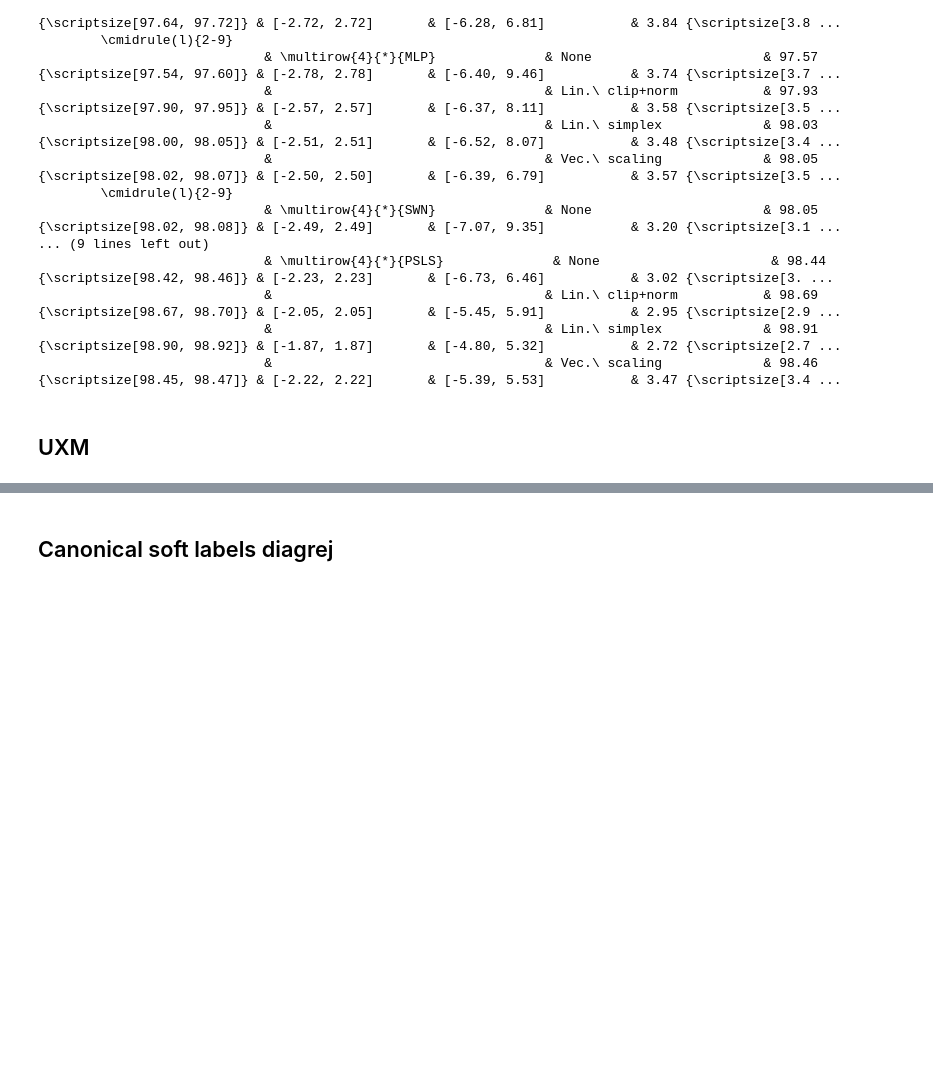
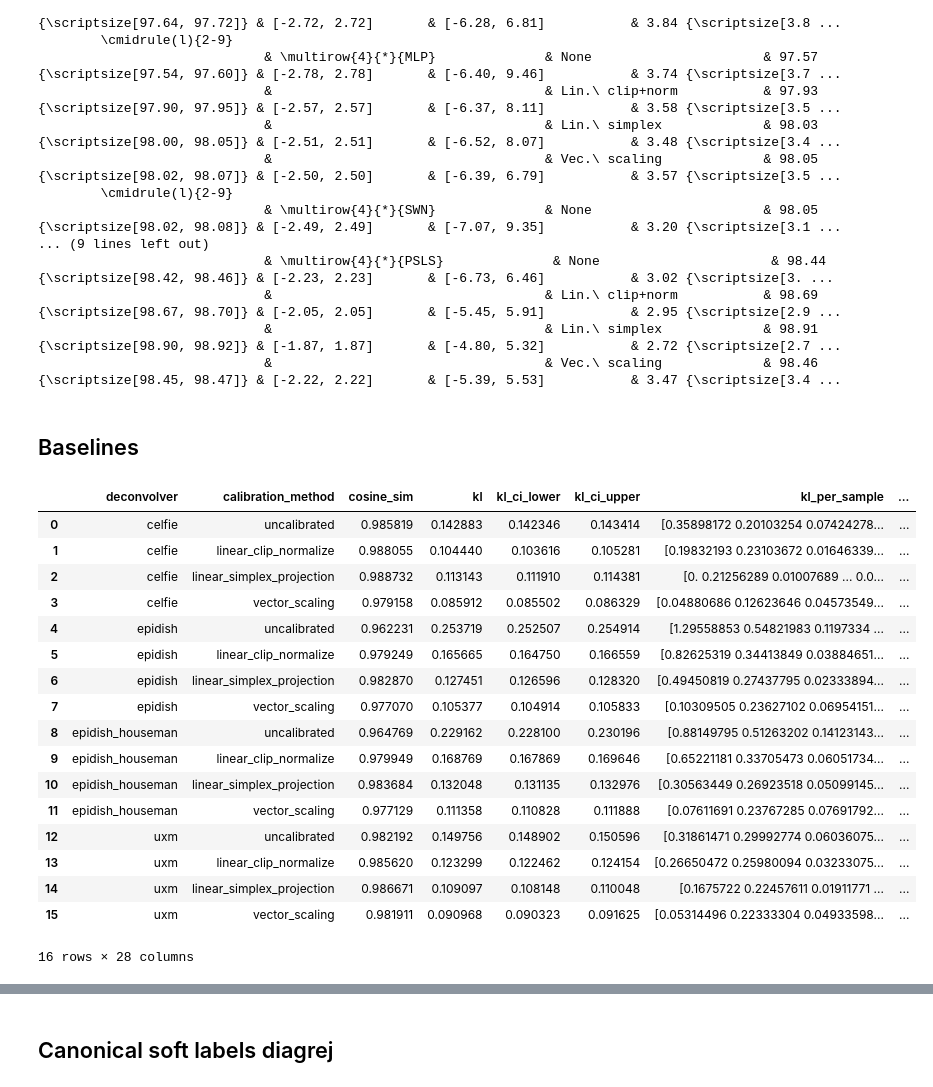
Before and after one commit to CompEpigen/syto, a Jupyter notebook: EDA/ci_csv_to_supplementary_table_latex.ipynb, the cells around one changed output, grey strips where cells are left out. Cells and saved outputs as stored; diff of their text form; code cells hidden in the pictures; blank space fills up the shorter version.

Commit message:
Computed confidence intervals for baselines

```diff
--- a/EDA/ci_csv_to_supplementary_table_latex.ipynb
+++ b/EDA/ci_csv_to_supplementary_table_latex.ipynb
@@ -320,5 +320,5 @@ del metrics_cancerdetector_uniform
                              &                                   & Lin.\ simplex             & 98.91 {\scriptsize[98.90, 98.92]} & [-1.87, 1.87]       & [-4.80, 5.32]           & 2.72 {\scriptsize[2.7 ...
                              &                                   & Vec.\ scaling             & 98.46 {\scriptsize[98.45, 98.47]} & [-2.22, 2.22]       & [-5.39, 5.53]           & 3.47 {\scriptsize[3.4 ...
 # %% [markdown]
-## UXM
+## Baselines
 # %%
@@ -377,0 +329,21 @@ metrics_uxm
+# %%
+metrics_baselines
+# %% [output]
+|  | deconvolver | calibration_method | cosine_sim | kl | kl_ci_lower | kl_ci_upper | kl_per_sample | ... |
+| 0 | celfie | uncalibrated | 0.985819 | 0.142883 | 0.142346 | 0.143414 | [0.35898172 0.20103254 0.07424278... | ... |
+| 1 | celfie | linear_clip_normalize | 0.988055 | 0.104440 | 0.103616 | 0.105281 | [0.19832193 0.23103672 0.01646339... | ... |
+| 2 | celfie | linear_simplex_projection | 0.988732 | 0.113143 | 0.111910 | 0.114381 | [0. 0.21256289 0.01007689 ... 0.0... | ... |
+| 3 | celfie | vector_scaling | 0.979158 | 0.085912 | 0.085502 | 0.086329 | [0.04880686 0.12623646 0.04573549... | ... |
+| 4 | epidish | uncalibrated | 0.962231 | 0.253719 | 0.252507 | 0.254914 | [1.29558853 0.54821983 0.1197334 ... | ... |
+| 5 | epidish | linear_clip_normalize | 0.979249 | 0.165665 | 0.164750 | 0.166559 | [0.82625319 0.34413849 0.03884651... | ... |
+| 6 | epidish | linear_simplex_projection | 0.982870 | 0.127451 | 0.126596 | 0.128320 | [0.49450819 0.27437795 0.02333894... | ... |
+| 7 | epidish | vector_scaling | 0.977070 | 0.105377 | 0.104914 | 0.105833 | [0.10309505 0.23627102 0.06954151... | ... |
+| 8 | epidish_houseman | uncalibrated | 0.964769 | 0.229162 | 0.228100 | 0.230196 | [0.88149795 0.51263202 0.14123143... | ... |
+| 9 | epidish_houseman | linear_clip_normalize | 0.979949 | 0.168769 | 0.167869 | 0.169646 | [0.65221181 0.33705473 0.06051734... | ... |
+| 10 | epidish_houseman | linear_simplex_projection | 0.983684 | 0.132048 | 0.131135 | 0.132976 | [0.30563449 0.26923518 0.05099145... | ... |
+| 11 | epidish_houseman | vector_scaling | 0.977129 | 0.111358 | 0.110828 | 0.111888 | [0.07611691 0.23767285 0.07691792... | ... |
+| 12 | uxm | uncalibrated | 0.982192 | 0.149756 | 0.148902 | 0.150596 | [0.31861471 0.29992774 0.06036075... | ... |
+| 13 | uxm | linear_clip_normalize | 0.985620 | 0.123299 | 0.122462 | 0.124154 | [0.26650472 0.25980094 0.03233075... | ... |
+| 14 | uxm | linear_simplex_projection | 0.986671 | 0.109097 | 0.108148 | 0.110048 | [0.1675722 0.22457611 0.01911771 ... | ... |
+| 15 | uxm | vector_scaling | 0.981911 | 0.090968 | 0.090323 | 0.091625 | [0.05314496 0.22333304 0.04933598... | ... |
+16 rows × 28 columns
```
Also changed, not shown: parts of 3 cells of this notebook.
